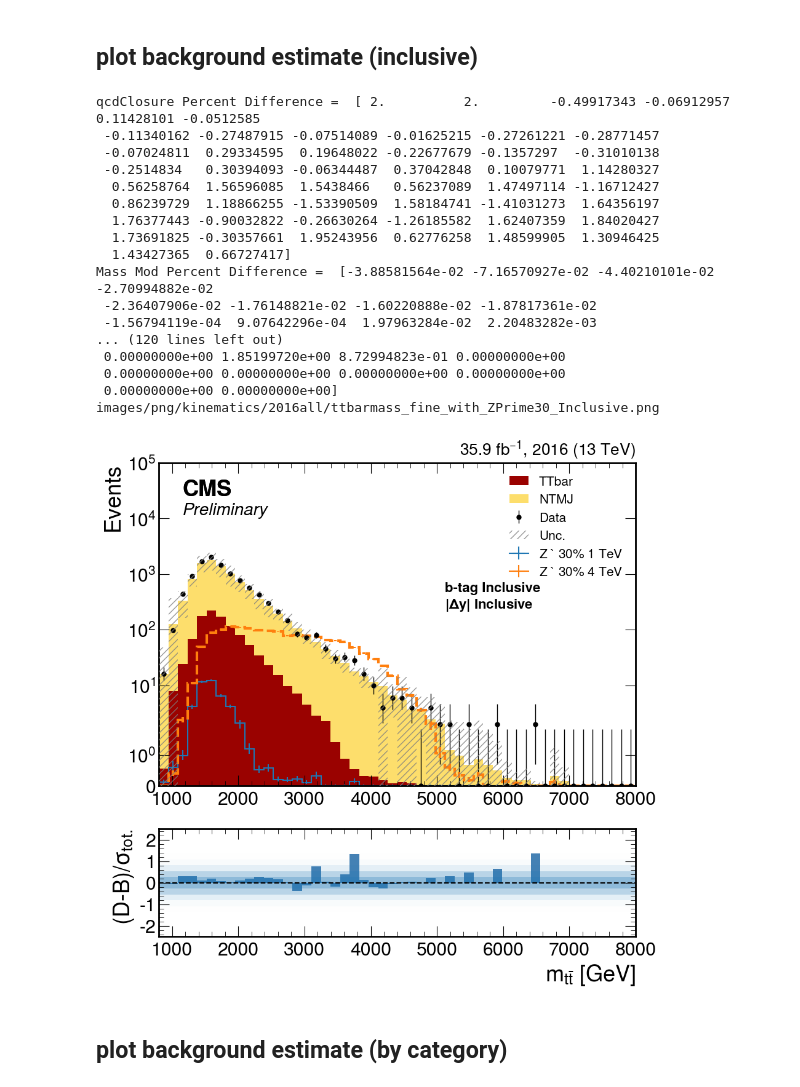
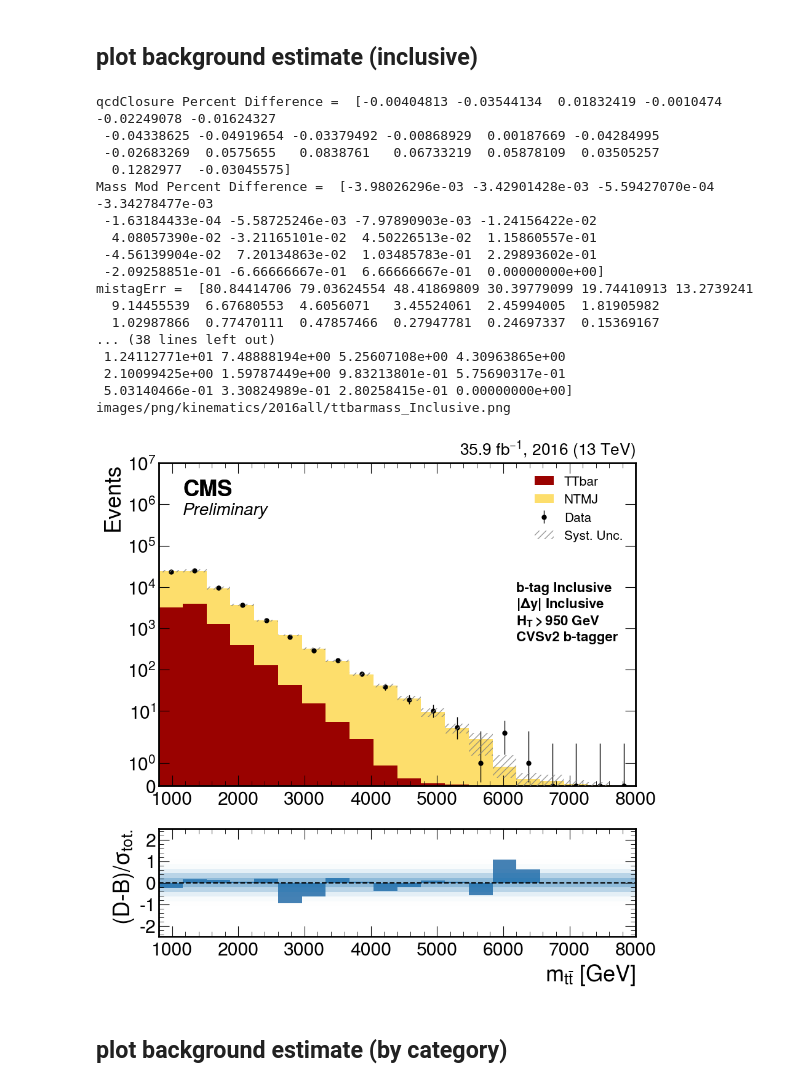
Before and after one commit to 7quantumphysics/TTbarAllHadUproot, a Jupyter notebook: plots/closureTest.ipynb, the cells around one changed output. Drawn from its saved outputs; the diff is of its cells as text; code cells hidden in the pictures.

```diff
--- a/plots/closureTest.ipynb
+++ b/plots/closureTest.ipynb
@@ -21,7 +21,7 @@ from functions import loadCoffeaFile, getLabelMap, getCoffeaFilenames, plotBackg
 # %%
 # IOVs = ['2016APV', '2016', '2016all', '2017', '2018', 'Full']
 IOVs = ['2016all']
-useOldHTcut = False
+useOldHTcut = True
 
 lumi = {
     "2016APV": 19800.,
@@ -46,7 +46,7 @@ systematics = [
         'pileup',
         'pdf',
         'q2',
-        'btag',
+        # 'btag',
         'toptagsf',
         'toptagxs',
         'lumi',
@@ -1127,9 +1286,9 @@ print(label_dict)
 # %% [markdown]
 ## plot background estimate (inclusive)
 # %%
-variable = 'ttbarmass_fine'  # Change this at will
+variable = 'ttbarmass'  # Change this at will
 signal = 'ZPrime30'
-useSignal = True
+useSignal = False
 usePull = True
 Linear = False
 # removeBkg = False
@@ -1153,56 +1312,53 @@ if useSignal:
 
 
 for IOV in IOVs:
 
     if 'Full' in IOV:
         histDict = UseFullIOV(variable, signal)
         SystemUnc = getSystUncFull(histDict, variable, signal, systematics, '', False)
-#         SystemUncContam = getSystUncFull(histDict, variable, signal, systematics, '', True)
     elif '2016all' in IOV:
         histDict = Use2016allIOV(variable, signal)
         SystemUnc = getSystUnc2016all(histDict, variable, signal, systematics, '', False)
-#         SystemUncContam = getSystUnc2016all(histDict, variable, signal, systematics, '', True)
     else:
-        histDict = UseIOV(variable, signal)
-        SystemUnc = getSystUnc(histDict, variable, signal, systematics, '', False)
-#         SystemUncContam = getSystUnc(histDict, variable, signal, systematics, '', True)
+        histDict = UseIOV(variable, signal, IOV)
+        SystemUnc = getSystUnc(histDict, variable, signal, systematics, IOV, '', False)
 
     if Linear:
         text = f'Preliminary'
     else:
         text = f'Preliminary\n'
 
     plotBackgroundEstimate(histDict, SystemUnc, text, SaveFileName, True, '', signal, variable, Linear, usePull, useSignal)
 
     if usePull:
         savefilename = f'images/png/kinematics/{IOV}/{variable}{sigstr}_Inclusive{linearStr}.png'
     else:
         savefilename = f'images/png/{dirname}/{IOV}/{variable}{sigstr}_Inclusive{linearStr}.png'
 
     print(savefilename)
 #     plt.savefig(savefilename)
 #     plt.savefig(savefilename.replace('png', 'pdf'))
 
     plt.show()
 # %% [output]
-qcdClosure Percent Difference =  [ 2.          2.         -0.49917343 -0.06912957  0.11428101 -0.0512585
- -0.11340162 -0.27487915 -0.07514089 -0.01625215 -0.27261221 -0.28771457
- -0.07024811  0.29334595  0.19648022 -0.22677679 -0.1357297  -0.31010138
- -0.2514834   0.30394093 -0.06344487  0.37042848  0.10079771  1.14280327
-  0.56258764  1.56596085  1.5438466   0.56237089  1.47497114 -1.16712427
-  0.86239729  1.18866255 -1.53390509  1.58184741 -1.41031273  1.64356197
-  1.76377443 -0.90032822 -0.26630264 -1.26185582  1.62407359  1.84020427
-  1.73691825 -0.30357661  1.95243956  0.62776258  1.48599905  1.30946425
-  1.43427365  0.66727417]
-Mass Mod Percent Difference =  [-3.88581564e-02 -7.16570927e-02 -4.40210101e-02 -2.70994882e-02
- -2.36407906e-02 -1.76148821e-02 -1.60220888e-02 -1.87817361e-02
- -1.56794119e-04  9.07642296e-04  1.97963284e-02  2.20483282e-03
-... (120 lines left out)
- 0.00000000e+00 1.85199720e+00 8.72994823e-01 0.00000000e+00
- 0.00000000e+00 0.00000000e+00 0.00000000e+00 0.00000000e+00
- 0.00000000e+00 0.00000000e+00]
-images/png/kinematics/2016all/ttbarmass_fine_with_ZPrime30_Inclusive.png
+qcdClosure Percent Difference =  [-0.00404813 -0.03544134  0.01832419 -0.0010474  -0.02249078 -0.01624327
+ -0.04338625 -0.04919654 -0.03379492 -0.00868929  0.00187669 -0.04284995
+ -0.02683269  0.0575655   0.0838761   0.06733219  0.05878109  0.03505257
+  0.1282977  -0.03045575]
+Mass Mod Percent Difference =  [-3.98026296e-03 -3.42901428e-03 -5.59427070e-04 -3.34278477e-03
+ -1.63184433e-04 -5.58725246e-03 -7.97890903e-03 -1.24156422e-02
+  4.08057390e-02 -3.21165101e-02  4.50226513e-02  1.15860557e-01
+ -4.56139904e-02  7.20134863e-02  1.03485783e-01  2.29893602e-01
+ -2.09258851e-01 -6.66666667e-01  6.66666667e-01  0.00000000e+00]
+mistagErr =  [80.84414706 79.03624554 48.41869809 30.39779099 19.74410913 13.2739241
+  9.14455539  6.67680553  4.6056071   3.45524061  2.45994005  1.81905982
+  1.02987866  0.77470111  0.47857466  0.27947781  0.24697337  0.15369167
+... (38 lines left out)
+ 1.24112771e+01 7.48888194e+00 5.25607108e+00 4.30963865e+00
+ 2.10099425e+00 1.59787449e+00 9.83213801e-01 5.75690317e-01
+ 5.03140466e-01 3.30824989e-01 2.80258415e-01 0.00000000e+00]
+images/png/kinematics/2016all/ttbarmass_Inclusive.png
-[figure, old version]
+[figure, new version]
 # %% [markdown]
 ## plot background estimate (by category)
 # %%
```
Also changed, not shown: parts of 12 cells of this notebook.
